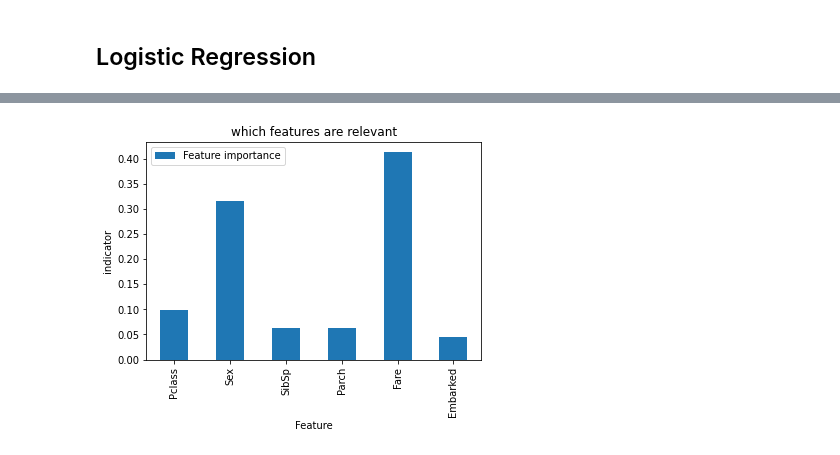
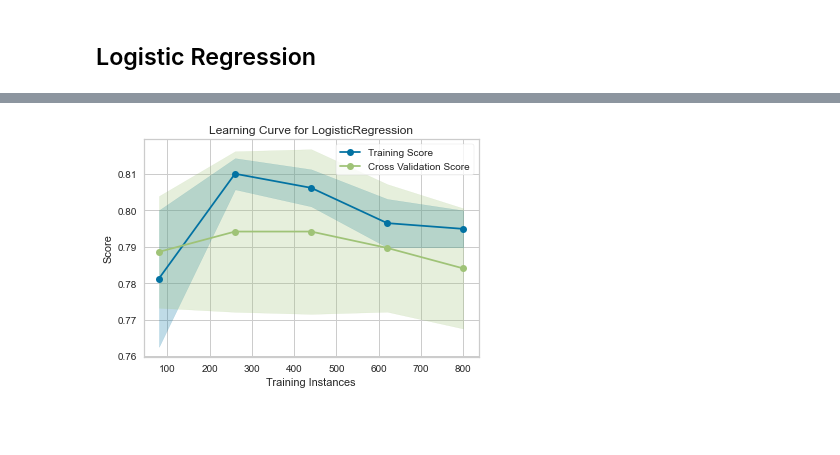
Before and after one commit to Krystiankr/Machine-Learning-Titanic, a Jupyter notebook: Kaggle.ipynb, the cells around one changed output, grey strips where cells are left out. Cells and saved outputs as stored; diff of their text form; code cells hidden in the pictures; blank space fills up the shorter version.

```diff
--- a/Kaggle.ipynb
+++ b/Kaggle.ipynb
@@ -306,12 +315,7 @@ array([0, 1, 0, 0, 1, 0, 0, 0, 1, 0, 0, 0, 1, 0, 1, 1, 0, 0, 0, 1, 1, 0,
-# %%
-import matplotlib.pyplot as plt
-data = random_forest.feature_importances_
-column_names = X_train.columns.values
-df1 = pd.DataFrame(index=column_names, data=data, columns=["feature importance"])
-df1.plot(kind='bar')
-plt.xlabel("Feature")
-plt.ylabel('indicator')
-plt.title('which features are relevant')
-plt.show()
-# %% [output]
-[figure]
+# %%
+fig, ax = plt.subplots(figsize=(6, 4))
+lc3_viz = LearningCurve(LogisticRegression(), cv=10)
+lc3_viz.fit(X_train, y_train)
+_ = lc3_viz.poof()
+# %% [output]
+[figure, added]
```
Also changed, not shown: parts of 46 cells of this notebook.
